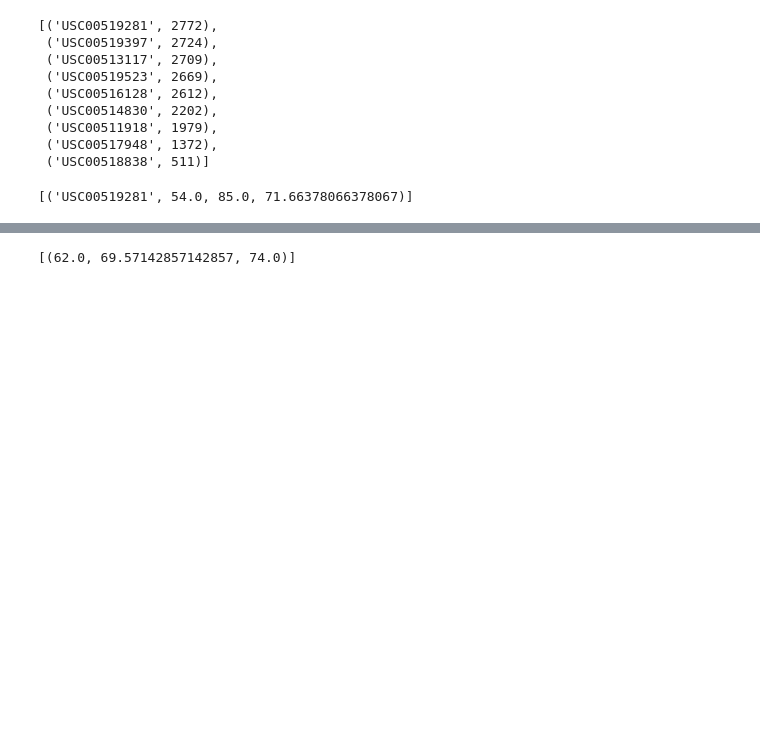
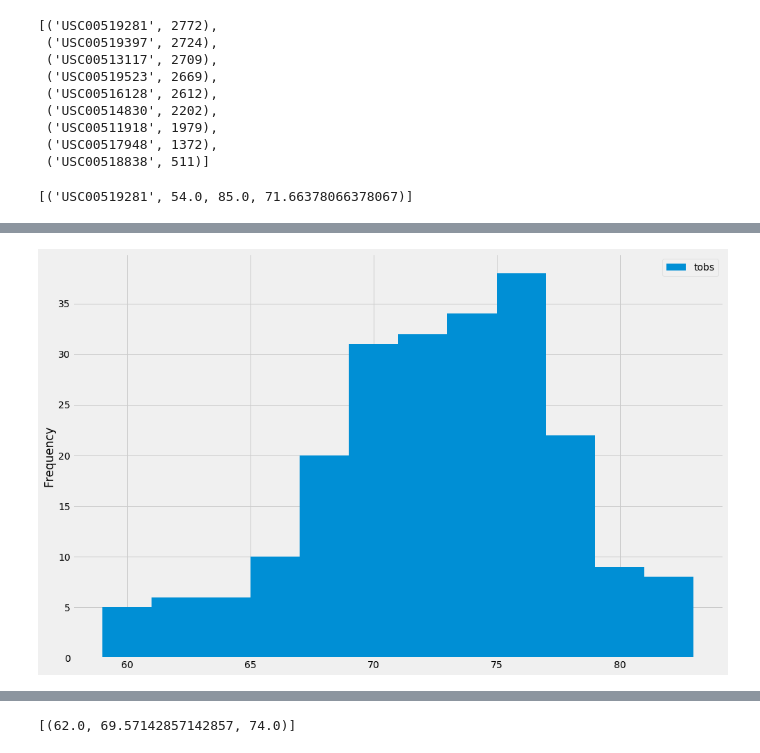
Before and after one commit to flexdog/sqlalchemy-challenge, a Jupyter notebook: climate_starter.ipynb, the cells around one changed output, grey strips where cells are left out. Drawn from its saved outputs; the diff is of its cells as text; code cells hidden in the pictures; blank space fills up the shorter version.

```diff
--- a/climate_starter.ipynb
+++ b/climate_starter.ipynb
@@ -246,3 +246,8 @@ stats_high_station
 # %%
 # Choose the station with the highest number of temperature observations.
 # Query the last 12 months of temperature observation data for this station and plot the results as a histogram
+temp_list = []
+results = session.query(Measurement.date, Measurement.tobs).filter(Measurement.date.like('2017%')).filter(Measurement.station.like('USC00519281')).order_by(asc(Measurement.date))
+for row in results:
+        temp_list.append(row)
+temp_list
@@ -248,0 +272,7 @@ stats_high_station
+# %%
+# Create dataframe
+temp_df = pd.DataFrame(temp_list)
+temp_df = temp_df.set_index('date')
+# Noted some 'NaN' entries in the dataframe.  Replacing with '0'.
+#temp_df.replace(np.nan,0, inplace=True)
+temp_df
@@ -249,3 +294,12 @@ stats_high_station
+# %%
+temp_df.plot(kind='hist', bins=12, figsize=(15,10))
+ax1 = plt.axes()
+x_axis =ax1.axes.get_xaxis()
+#x_axis.set_visible(False)
+y_axis = ax1.axes.get_yaxis()
+plt.show()
+# %% [output]
+[figure, added]
 # %% [markdown]
 ![precipitation](Images/station-histogram.png)
 # %%
```
Also changed, not shown: parts of 2 cells of this notebook.
